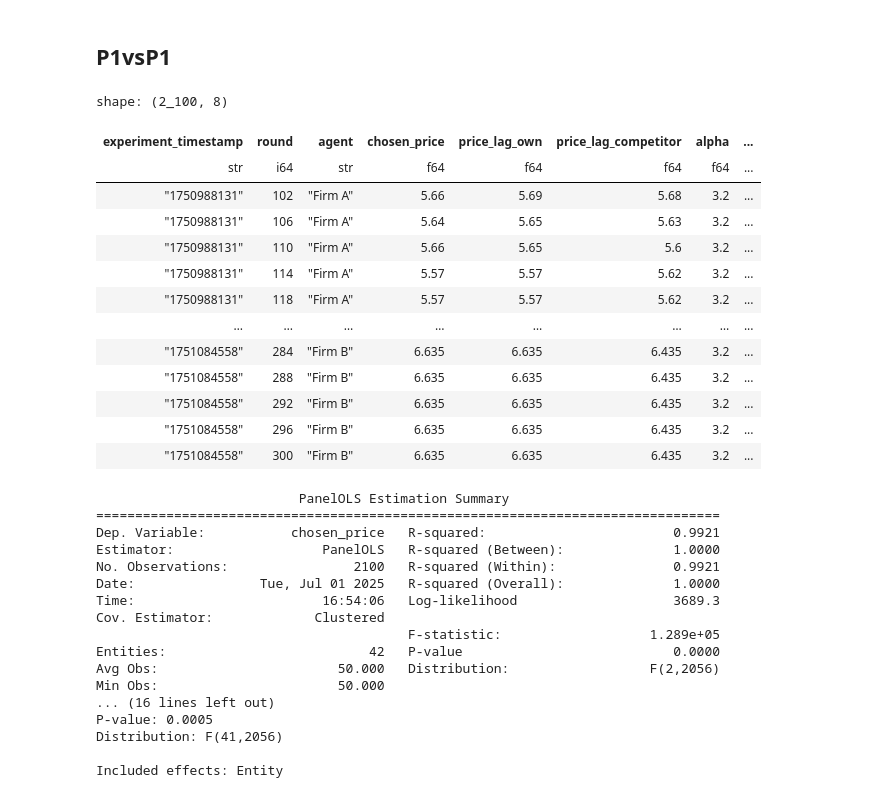
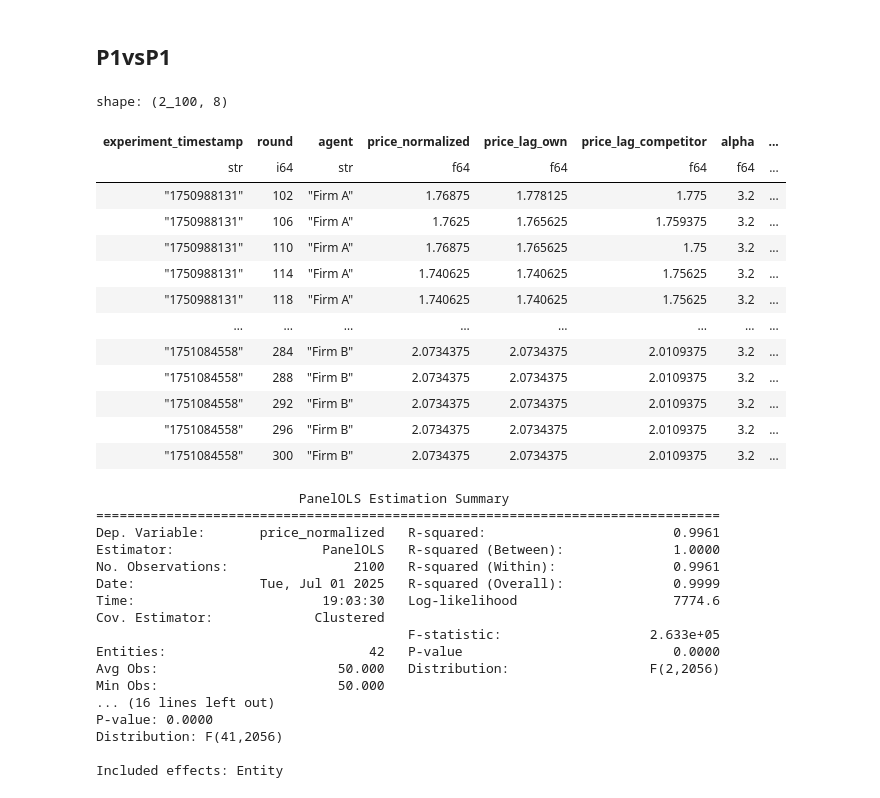
Before and after one commit to luciasauer/algorithmic_pricing_llms, a Jupyter notebook: notebooks/results_duopoly_juli.ipynb, the cells around one changed output. Drawn from its saved outputs; the diff is of its cells as text; code cells hidden in the pictures.

```diff
--- a/notebooks/results_duopoly_juli.ipynb
+++ b/notebooks/results_duopoly_juli.ipynb
@@ -43,7 +43,10 @@ shape: (50_400, 40)
 # Symmetric
 ---
 # %%
-df_sym = df_duopoly.filter(df_duopoly["is_symmetric"] == True)
+df_sym = df_duopoly.filter(df_duopoly["is_symmetric"]).with_columns(
+    (pl.col("chosen_price") / pl.col("alpha")).alias("price_normalized"),
+    (pl.col("profit") / pl.col("alpha")).alias("profit_normalized"),
+)
 # %% [markdown]
 ## Fixed effects regression
 # %%
@@ -53,7 +56,7 @@ df_fe = df_sym.select(
         "experiment_name",
         "round",
         "agent",
-        "chosen_price",
+        "price_normalized",
         "alpha",
     ]
 )
@@ -64,7 +67,7 @@ df_fe = df_fe.sort(
 
 df_fe = df_fe.with_columns(
     [
-        pl.col("chosen_price")
+        pl.col("price_normalized")
         .shift(1)
         .over(["experiment_timestamp", "experiment_name", "agent"])
         .alias("price_lag_own")
@@ -73,7 +76,7 @@ df_fe = df_fe.with_columns(
 
 # Get competitor's price by reshaping the table (pivot)
 df_fe_pivot = df_fe.pivot(
-    values="chosen_price",
+    values="price_normalized",
     index=["experiment_timestamp", "experiment_name", "round", "alpha"],
     on="agent",
 )
@@ -94,7 +97,7 @@ df_fe_long = df_fe_pivot.unpivot(
         "alpha",
     ],
     variable_name="agent",
-    value_name="chosen_price",
+    value_name="price_normalized",
 )
 
 # Map competitor lag price
@@ -181,38 +184,38 @@ where $p_{i,r}^t$ is the price set by the agent $i$ at period $t$ of run $r$ of
 # %%
 df_fe_p1 = (
     df_fe_final.filter(pl.col("experiment_name") == "duopoly_setting_P1")
     .select(
         [
             "experiment_timestamp",
             "round",
             "agent",
-            "chosen_price",
+            "price_normalized",
             "price_lag_own",
             "price_lag_competitor",
             "alpha",
         ]
     )
     .with_columns(
         (pl.col("experiment_timestamp") + "_" + pl.col("agent")).alias(
             "agent_experiment"
         )
     )
 )
 df_fe_p1
 # %% [output]
 shape: (2_100, 8)
-| experiment_timestamp | round | agent | chosen_price | price_lag_own | price_lag_competitor | alpha | ... |
+| experiment_timestamp | round | agent | price_normalized | price_lag_own | price_lag_competitor | alpha | ... |
 | str | i64 | str | f64 | f64 | f64 | f64 | ... |
-| "1750988131" | 102 | "Firm A" | 5.66 | 5.69 | 5.68 | 3.2 | ... |
-| "1750988131" | 106 | "Firm A" | 5.64 | 5.65 | 5.63 | 3.2 | ... |
-| "1750988131" | 110 | "Firm A" | 5.66 | 5.65 | 5.6 | 3.2 | ... |
-| "1750988131" | 114 | "Firm A" | 5.57 | 5.57 | 5.62 | 3.2 | ... |
-| "1750988131" | 118 | "Firm A" | 5.57 | 5.57 | 5.62 | 3.2 | ... |
+| "1750988131" | 102 | "Firm A" | 1.76875 | 1.778125 | 1.775 | 3.2 | ... |
+| "1750988131" | 106 | "Firm A" | 1.7625 | 1.765625 | 1.759375 | 3.2 | ... |
+| "1750988131" | 110 | "Firm A" | 1.76875 | 1.765625 | 1.75 | 3.2 | ... |
+| "1750988131" | 114 | "Firm A" | 1.740625 | 1.740625 | 1.75625 | 3.2 | ... |
+| "1750988131" | 118 | "Firm A" | 1.740625 | 1.740625 | 1.75625 | 3.2 | ... |
 | … | … | … | … | … | … | … | ... |
-| "1751084558" | 284 | "Firm B" | 6.635 | 6.635 | 6.435 | 3.2 | ... |
-| "1751084558" | 288 | "Firm B" | 6.635 | 6.635 | 6.435 | 3.2 | ... |
-| "1751084558" | 292 | "Firm B" | 6.635 | 6.635 | 6.435 | 3.2 | ... |
-| "1751084558" | 296 | "Firm B" | 6.635 | 6.635 | 6.435 | 3.2 | ... |
-| "1751084558" | 300 | "Firm B" | 6.635 | 6.635 | 6.435 | 3.2 | ... |
+| "1751084558" | 284 | "Firm B" | 2.0734375 | 2.0734375 | 2.0109375 | 3.2 | ... |
+| "1751084558" | 288 | "Firm B" | 2.0734375 | 2.0734375 | 2.0109375 | 3.2 | ... |
+| "1751084558" | 292 | "Firm B" | 2.0734375 | 2.0734375 | 2.0109375 | 3.2 | ... |
+| "1751084558" | 296 | "Firm B" | 2.0734375 | 2.0734375 | 2.0109375 | 3.2 | ... |
+| "1751084558" | 300 | "Firm B" | 2.0734375 | 2.0734375 | 2.0109375 | 3.2 | ... |
 # %%
 df_fe_p1 = df_fe_p1.to_pandas()
@@ -221,24 +224,25 @@ df_fe_p1.set_index(["agent_experiment", "round"], inplace=True)
 # %%
 # Run PanelOLS with entity effects (fixed effects)
 model = PanelOLS.from_formula(
-    "chosen_price ~ price_lag_own + price_lag_competitor + EntityEffects", data=df_fe_p1
+    "price_normalized ~ price_lag_own + price_lag_competitor + EntityEffects",
+    data=df_fe_p1,
 ).fit(cov_type="clustered", cluster_entity=True)
 print(model.summary)
 # %% [output]
                           PanelOLS Estimation Summary
 ================================================================================
-Dep. Variable:           chosen_price   R-squared:                        0.9921
+Dep. Variable:       price_normalized   R-squared:                        0.9961
 Estimator:                   PanelOLS   R-squared (Between):              1.0000
-No. Observations:                2100   R-squared (Within):               0.9921
-Date:                Tue, Jul 01 2025   R-squared (Overall):              1.0000
-Time:                        16:54:06   Log-likelihood                    3689.3
+No. Observations:                2100   R-squared (Within):               0.9961
+Date:                Tue, Jul 01 2025   R-squared (Overall):              0.9999
+Time:                        19:03:30   Log-likelihood                    7774.6
 Cov. Estimator:             Clustered
-                                        F-statistic:                   1.289e+05
+                                        F-statistic:                   2.633e+05
 Entities:                          42   P-value                           0.0000
 Avg Obs:                       50.000   Distribution:                  F(2,2056)
 Min Obs:                       50.000
 ... (16 lines left out)
-P-value: 0.0005
+P-value: 0.0000
 Distribution: F(41,2056)
 
 Included effects: Entity
```
Also changed, not shown: parts of 5 cells of this notebook.
